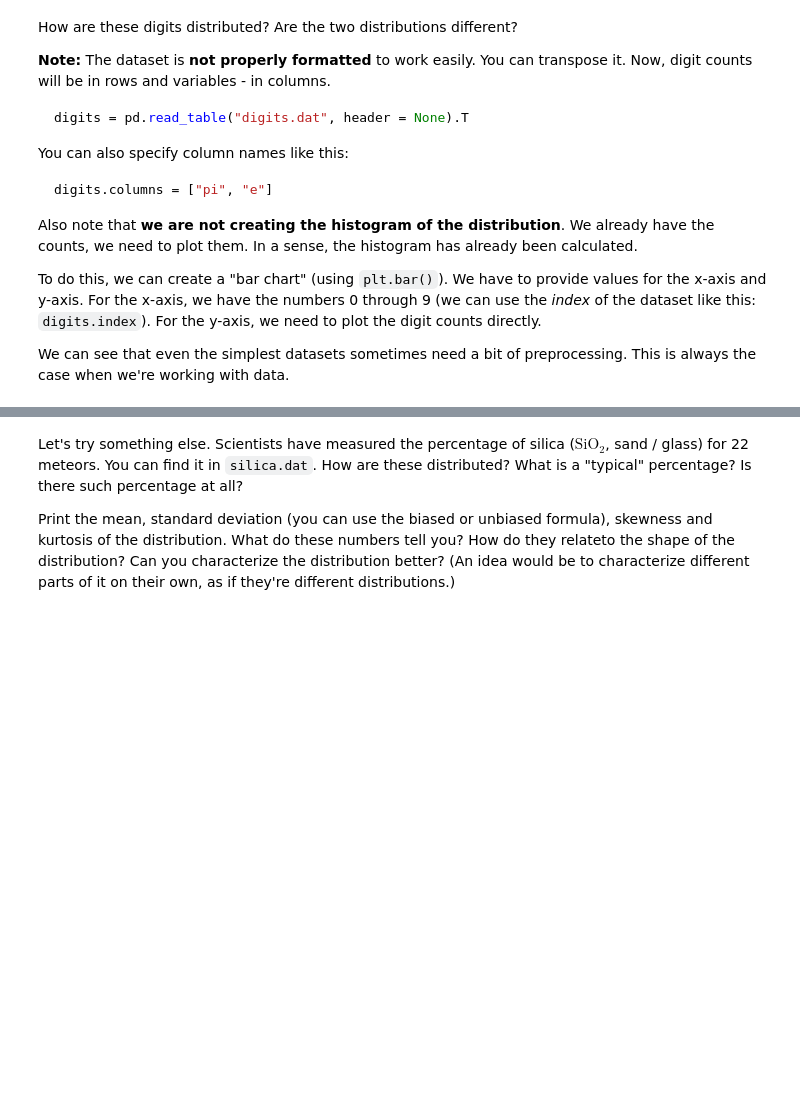
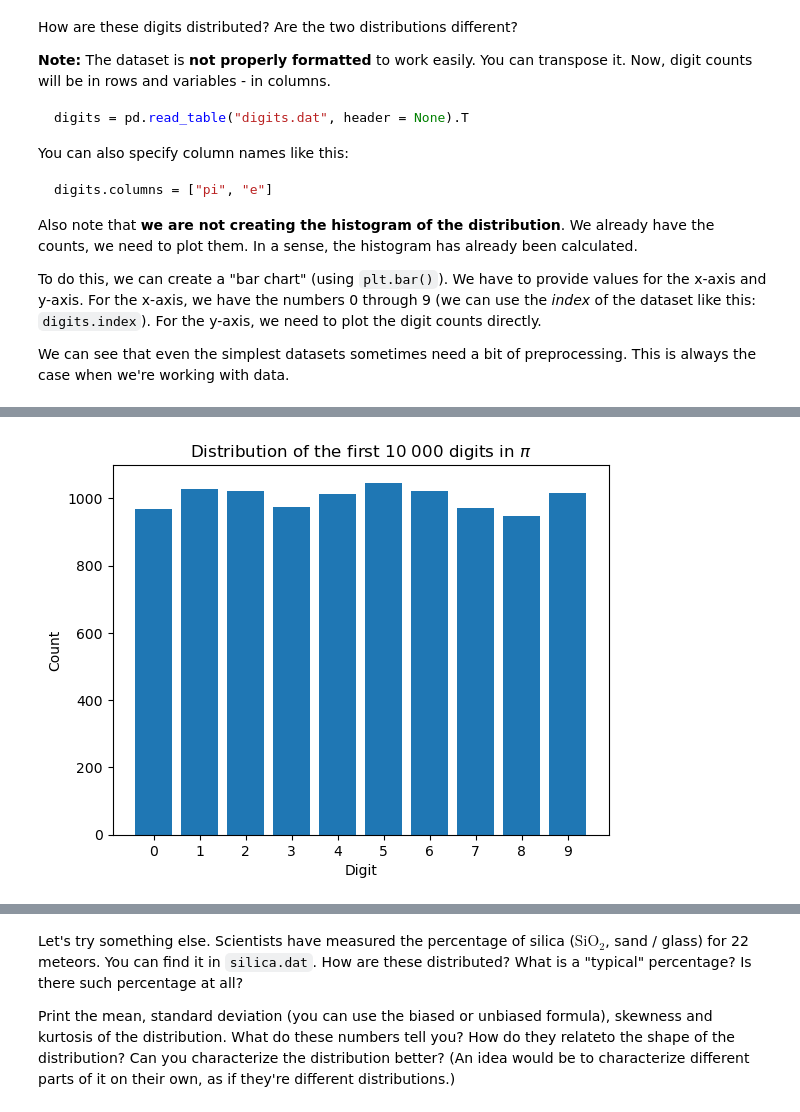
Before and after one commit to GalkaKG/Math-Concepts-for-Developers, a Jupyter notebook: 12. Exercise Statistics/Statistics Exercise.ipynb, the cells around one changed output, grey strips where cells are left out. Cells and saved outputs as stored; diff of their text form; code cells hidden in the pictures; blank space fills up the shorter version.

```diff
--- a/12. Exercise Statistics/Statistics Exercise.ipynb
+++ b/12. Exercise Statistics/Statistics Exercise.ipynb
@@ -45,0 +102,16 @@ We can see that even the simplest datasets sometimes need a bit of preprocessing
+# %%
+def plot_digits(idx, val, digit):
+    plt.bar(idx, val)
+
+    plt.xticks(range(0, 10))
+    plt.xlabel("Digit")
+    plt.ylabel("Count")
+    if digit == "pi":
+        plt.title(f"Distribution of the first 10 000 digits in $\{digit}$")
+    else:
+        plt.title(f"Distribution of the first 10 000 digits in $e$")
+    plt.show()
+# %%
+plot_digits(digits.pi.index, digits.pi.values, "pi")
+# %% [output]
+[figure, added]
```
Also changed, not shown: parts of 9 cells of this notebook.
